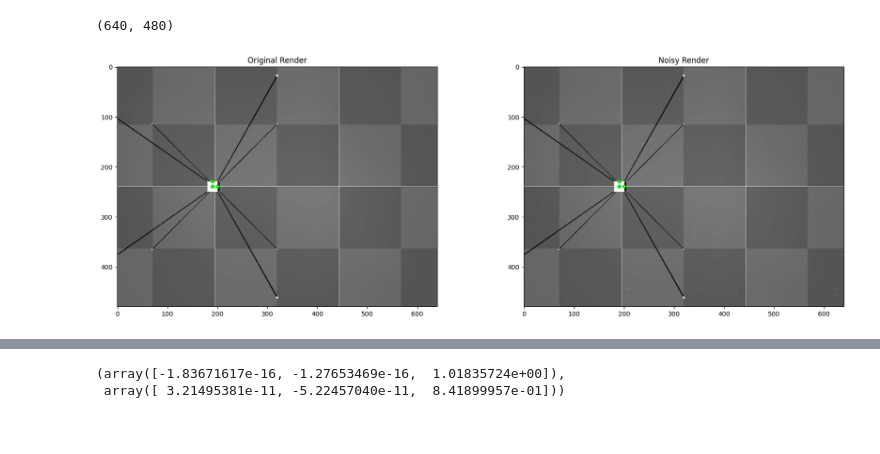
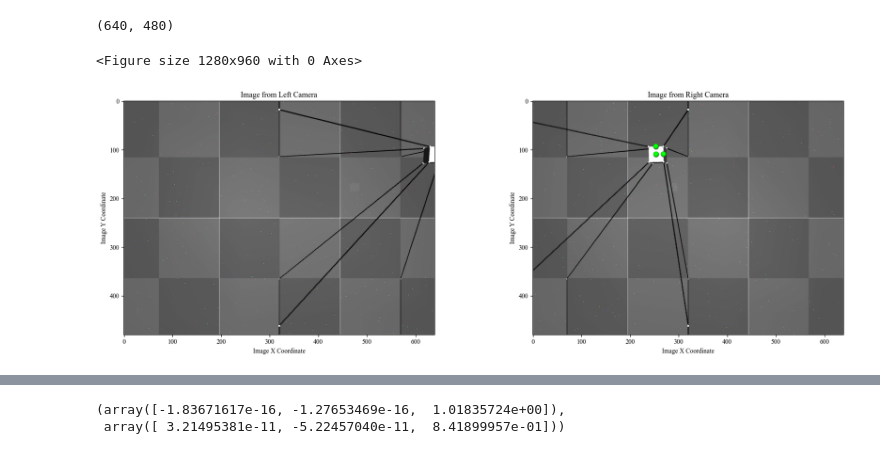
Before and after one commit to Yang51st/Mujoco-CDPR-Simulator, a Jupyter notebook: cdpr_sketches.ipynb, the cells around one changed output, grey strips where cells are left out. Cells and saved outputs as stored; diff of their text form; code cells hidden in the pictures.

```diff
--- a/cdpr_sketches.ipynb
+++ b/cdpr_sketches.ipynb
@@ -90,6 +90,9 @@ renderer.width, renderer.height
 # %% [output]
 (640, 480)
 # %%
+%matplotlib inline
+plt.clf()
+
 #Add Gaussian noise to the render image
 def image_from_camera(camera_string):
     renderer.update_scene(cdpr_data,camera=camera_string)
@@ -129,11 +132,15 @@ cv.drawContours(noisy_render, color_contours, 1, (0, 0, 255), 3)
 
 #Display the original, noisy, and edge-detected images
 fig, (ax1, ax2) = plt.subplots(1, 2, figsize=(18, 6))
-ax1.imshow(render)
-ax1.set_title('Original Render')
+ax1.imshow(image_from_camera("left_camera"))
+ax1.set_xlabel("Image X Coordinate")
+ax1.set_ylabel("Image Y Coordinate")
+ax1.set_title('Image from Left Camera')
 ax1.axis('on')
 ax2.imshow(image_from_camera("right_camera"))
-ax2.set_title('Noisy Render')
+ax2.set_xlabel("Image X Coordinate")
+ax2.set_ylabel("Image Y Coordinate")
+ax2.set_title('Image from Right Camera')
 ax2.axis('on')
 plt.tight_layout()
 plt.show()
@@ -197,34 +204,35 @@ def ssvspd(renderer,cdpr_model,cdpr_data):
                     x_axis=dir1
                     y_axis=dir2
                 else:
                     x_axis=dir2
                     y_axis=dir1
                 z_axis=np.cross(x_axis.T.squeeze(), y_axis.T.squeeze()).reshape(-1, 1)
                 x_axis=x_axis/np.linalg.norm(x_axis)
                 y_axis=y_axis/np.linalg.norm(y_axis)
                 z_axis=z_axis/np.linalg.norm(z_axis)
                 break
 
         axes_rot_mat=np.concatenate([x_axis.T,
                                     y_axis.T,
                                     z_axis.T],axis=0)
         #print(axes_rot_mat)
         calc_axis_angles=R.from_matrix(axes_rot_mat).as_rotvec(degrees=True)
         #print([cdpr_data.sensor("end_effector_xv").data, cdpr_data.sensor("end_effector_yv").data, cdpr_data.sensor("end_effector_zv").data])
         #print([x_axis.T.squeeze(),
         #    y_axis.T.squeeze(),
         #    z_axis.T.squeeze()])
         rotation=R.from_rotvec(calc_axis_angles,degrees=True)
         calc_ee_center=origin_dot.T.squeeze()-rotation.apply(np.array([0,0,cdpr.end_effector_height/2]))
         calc_ee_center, calc_axis_angles
 
         return np.concatenate([calc_ee_center, calc_axis_angles])
 
     except:
 
         return None
 # %% [output]
+<Figure size 1280x960 with 0 Axes>
-[figure, old version]
+[figure, new version]
 # %%
 def circle_path(theta, radius, height):
     return np.array([radius*np.cos(theta), radius*np.sin(theta), height])
```
Also changed, not shown: parts of 8 cells of this notebook, 1 other file.
